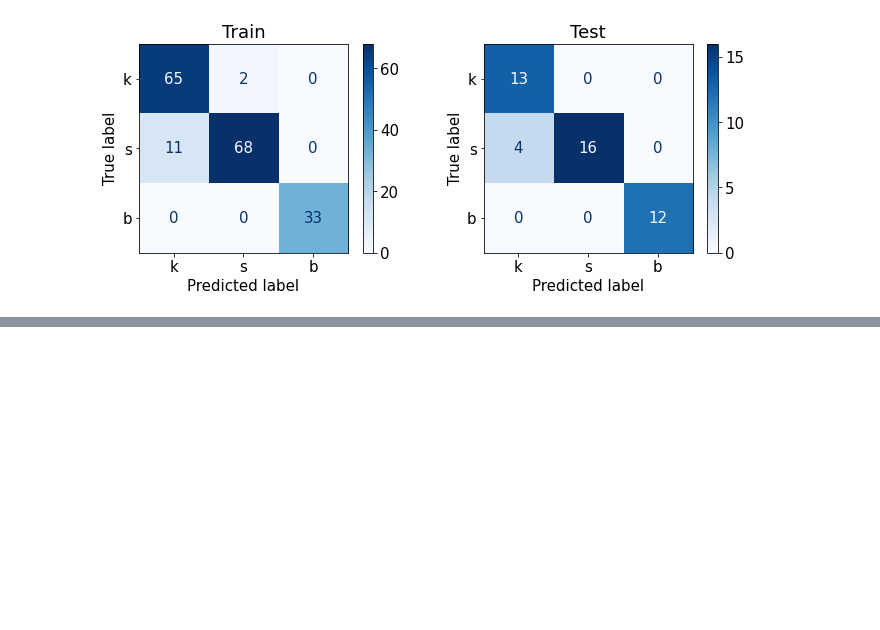
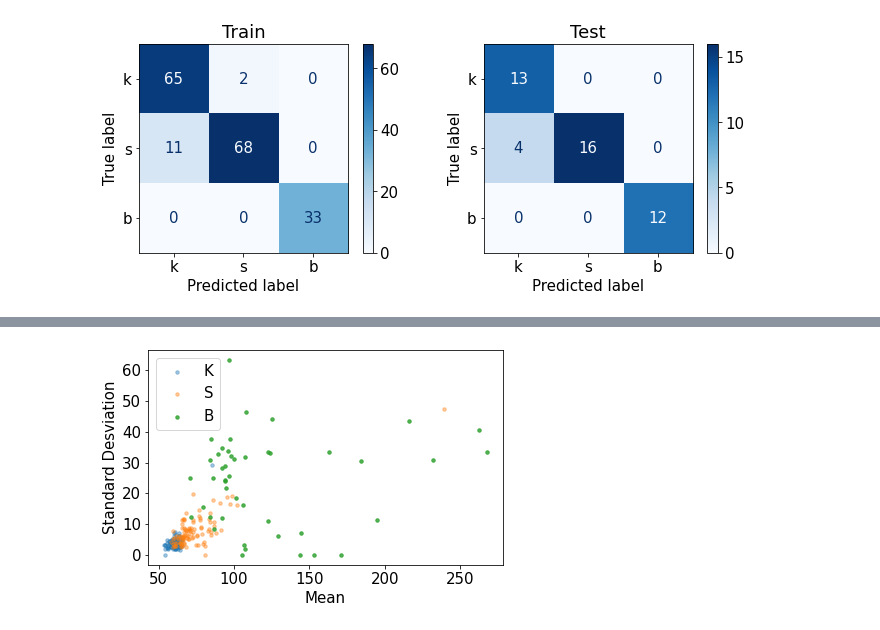
Before and after one commit to ULE-Informatica/burr_detection, a Jupyter notebook: info_data.ipynb, the cells around one changed output, grey strips where cells are left out. Saved outputs shown, nothing was run; the diff lists cells and outputs as text; code cells hidden in the pictures; blank space fills up the shorter version.

```diff
--- a/info_data.ipynb
+++ b/info_data.ipynb
@@ -204,0 +230,13 @@ weighted avg       0.93      0.91      0.91        45
+# %%
+marker_size = 12
+plt.scatter(K_means, K_std, label='K', s= marker_size, alpha= 0.4)
+plt.scatter(S_means, S_std, label='S', s= marker_size, alpha= 0.4)
+plt.scatter(B_means, B_std, label='B', s= marker_size, alpha= 0.8)
+plt.xlabel('Mean')
+plt.ylabel('Standard Desviation')
+plt.legend()
+plt.tight_layout()
+plt.savefig('img_dataset_scatter.png', dpi=200, bbox_inches='tight', pad_inches=0)
+plt.show()
+# %% [output]
+[figure, added]
```
Also changed, not shown: parts of 3 cells of this notebook, 2 other files.
